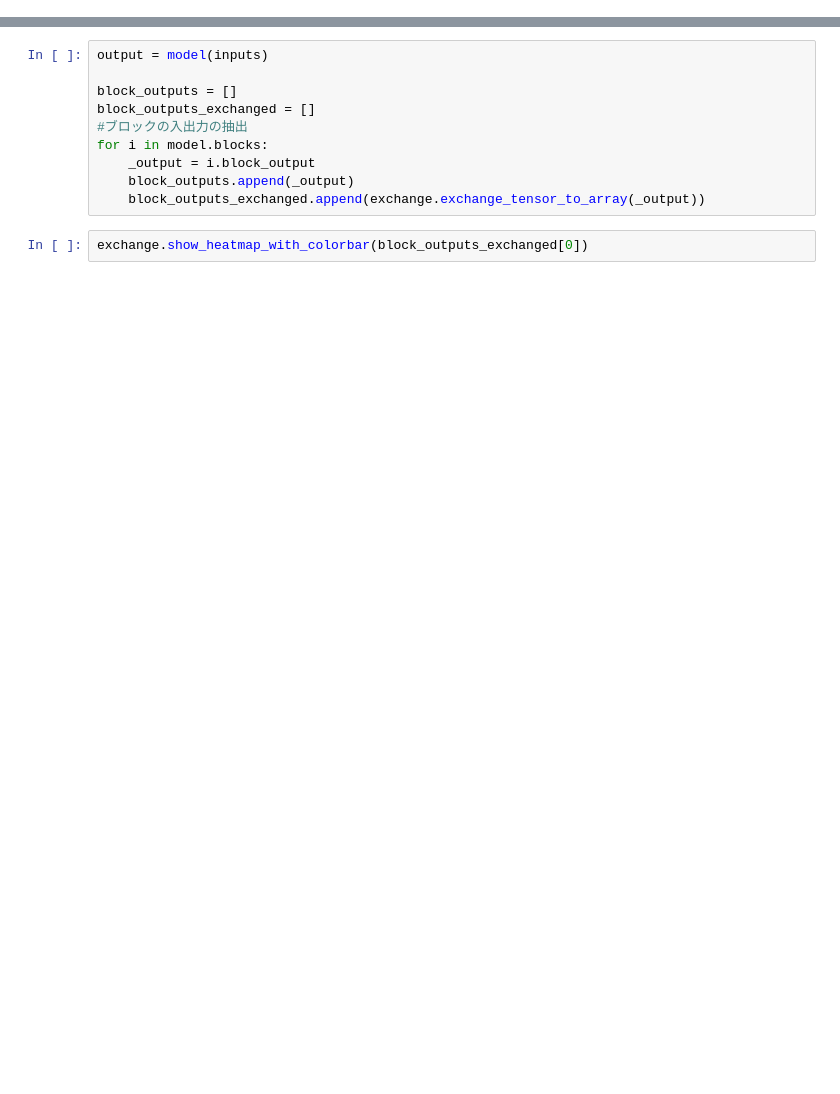
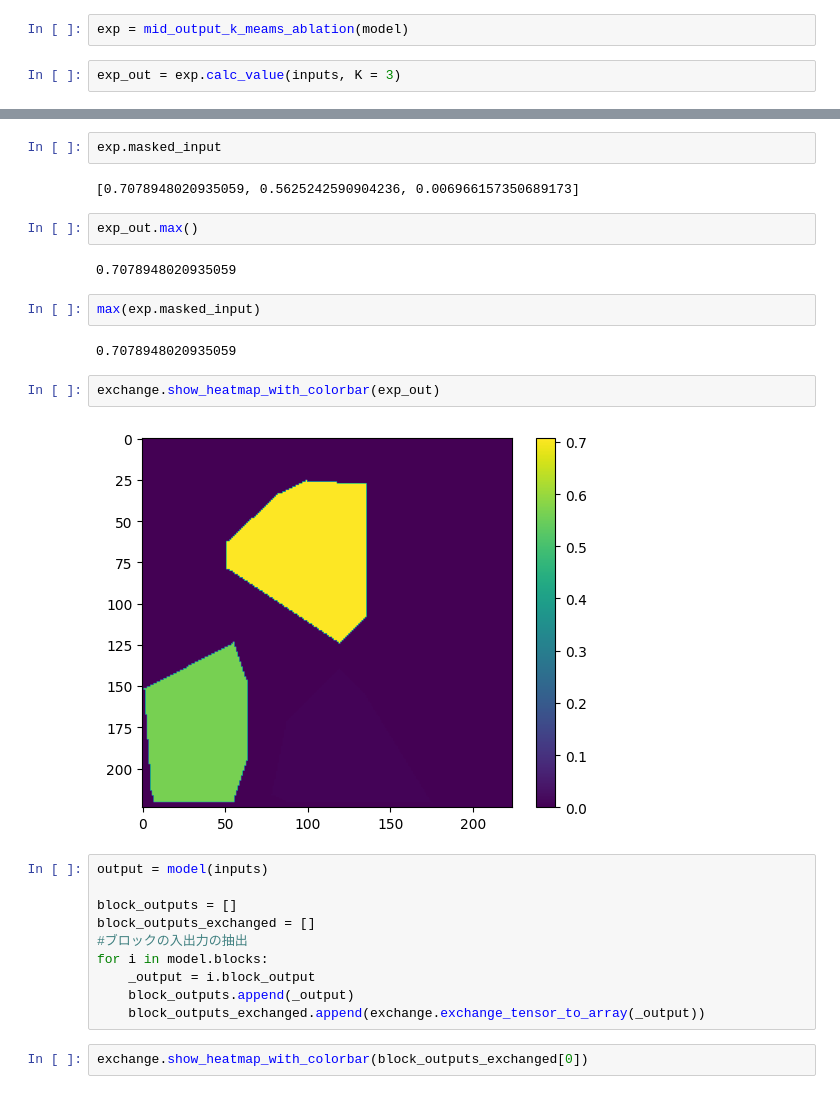
Before and after one commit to murakami-rintaro/XAIforgMLP, a Jupyter notebook: mid_output_ablation.ipynb, the cells around one changed output, grey strips where cells are left out. Saved outputs shown, nothing was run; the diff lists cells and outputs as text; blank space fills up the shorter version.

Commit message:
cluster-ablationを実装

```diff
--- a/mid_output_ablation.ipynb
+++ b/mid_output_ablation.ipynb
@@ -46,0 +208,4 @@ model
+# %%
+exp = mid_output_k_meams_ablation(model)
+# %%
+exp_out = exp.calc_value(inputs, K = 3)
@@ -47,3 +239,19 @@ model
+# %%
+exp.masked_input
+# %% [output]
+[0.7078948020935059, 0.5625242590904236, 0.006966157350689173]
+# %%
+exp_out.max()
+# %% [output]
+0.7078948020935059
+# %%
+max(exp.masked_input)
+# %% [output]
+0.7078948020935059
+# %%
+exchange.show_heatmap_with_colorbar(exp_out)
+# %% [output]
+[figure, added]
 # %%
 output = model(inputs)
 
```
Also changed, not shown: parts of 32 cells of this notebook, 6 other files.
